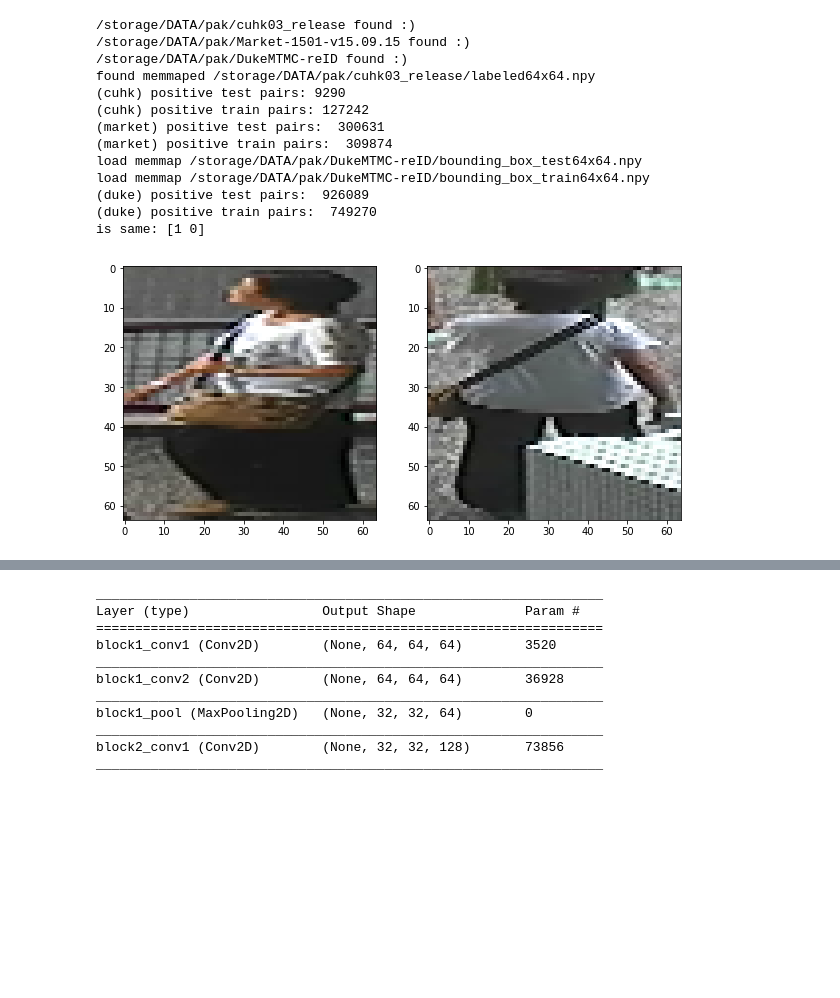
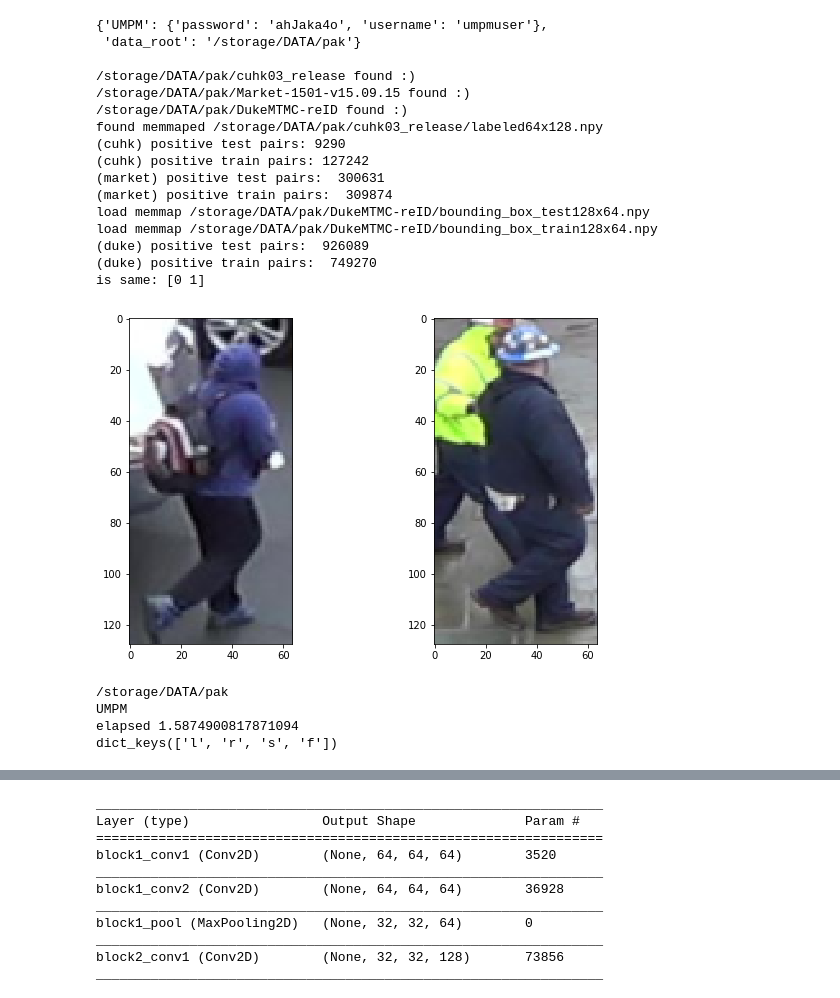
Before and after one commit to jutanke/person_reid, a Jupyter notebook: train.ipynb, the cells around one changed output, grey strips where cells are left out. Cells and saved outputs as stored; diff of their text form; code cells hidden in the pictures; blank space fills up the shorter version.

```diff
--- a/train.ipynb
+++ b/train.ipynb
@@ -1,42 +1,72 @@
 # %%
 %matplotlib inline
+import json
+from pprint import pprint
+Settings = json.load(open('settings.txt'))
+pprint(Settings)
+print('')
 import matplotlib.pyplot as plt
 import sys
 sys.path.insert(0, '../')
 from reid.stacknet import get_model
 from reid.data import DataSampler
 
 from keras.callbacks import ModelCheckpoint, TerminateOnNaN
 from keras.models import load_model
 from keras.applications.vgg16 import preprocess_input
 from os.path import join, isfile, isdir, exists, splitext
 
-#root = '/media/julian/Maxtor/DATA/pak'
-root = '/storage/DATA/pak'
+root = Settings['data_root']
 
-sampler = DataSampler(root, 64, 64)
+sampler = DataSampler(root, 64, 128)
 
 x, y = sampler.get_test_batch(5, 5)
 
-pid = 9
+pid = 0
 print('is same:', y[pid])
 im = x[pid]
 fig = plt.figure(figsize=(10, 6))
 fig.add_subplot(121).imshow(im[:,:,0:3])
 fig.add_subplot(122).imshow(im[:,:,3:6])
 plt.show()
 # %% [output]
+{'UMPM': {'password': 'ahJaka4o', 'username': 'umpmuser'},
+ 'data_root': '/storage/DATA/pak'}
+
 /storage/DATA/pak/cuhk03_release found :)
 /storage/DATA/pak/Market-1501-v15.09.15 found :)
 /storage/DATA/pak/DukeMTMC-reID found :)
-found memmaped /storage/DATA/pak/cuhk03_release/labeled64x64.npy
+found memmaped /storage/DATA/pak/cuhk03_release/labeled64x128.npy
 (cuhk) positive test pairs: 9290
 (cuhk) positive train pairs: 127242
 (market) positive test pairs:  300631
 (market) positive train pairs:  309874
-load memmap /storage/DATA/pak/DukeMTMC-reID/bounding_box_test64x64.npy
-load memmap /storage/DATA/pak/DukeMTMC-reID/bounding_box_train64x64.npy
+load memmap /storage/DATA/pak/DukeMTMC-reID/bounding_box_test128x64.npy
+load memmap /storage/DATA/pak/DukeMTMC-reID/bounding_box_train128x64.npy
 (duke) positive test pairs:  926089
 (duke) positive train pairs:  749270
-is same: [1 0]
+is same: [0 1]
-[figure, old version]
+[figure, new version]
+# %%
+from time import time
+from pak.datasets.UMPM import UMPM
+
+root = Settings['data_root']
+print(root)
+
+user = Settings['UMPM']['username']
+pwd = Settings['UMPM']['password']
+
+mpm = UMPM(root, user, pwd)
+
+_start = time()
+X, Y, Calib = mpm.get_data('p2_chair_2')
+_end = time()
+print('elapsed', _end - _start)
+
+print(Calib.keys())
+# %% [output]
+/storage/DATA/pak
+UMPM
+elapsed 1.5874900817871094
+dict_keys(['l', 'r', 's', 'f'])
```
Also changed, not shown: parts of 2 cells of this notebook, 2 other files.
